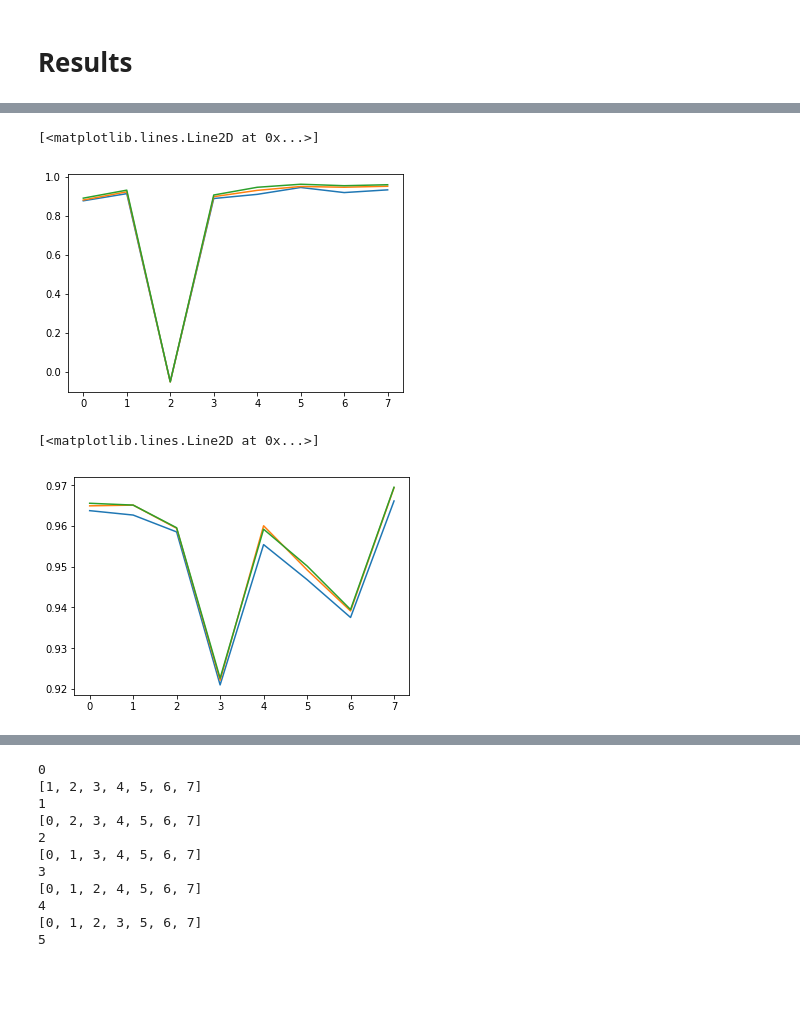
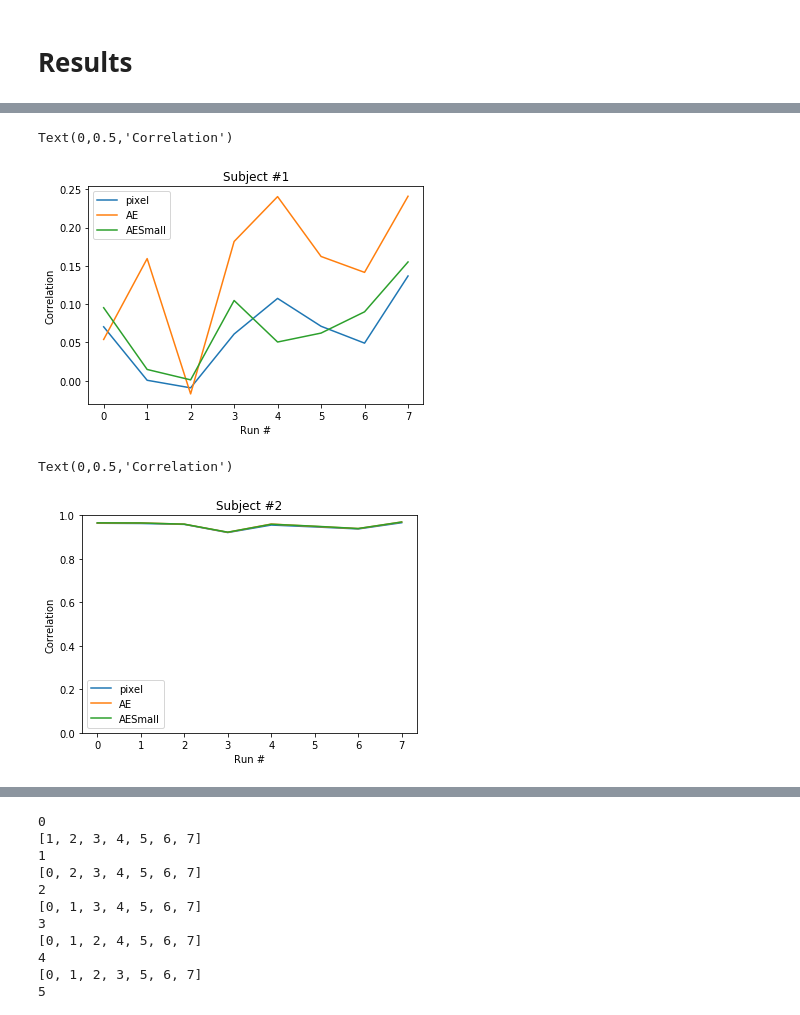
Before and after one commit to rogerwangcs/Predicting-BOLD-Signal, a Jupyter notebook: BrainProjectResearch.ipynb, the cells around one changed output, grey strips where cells are left out. Drawn from its saved outputs; the diff is of its cells as text; code cells hidden in the pictures; blank space fills up the shorter version.

```diff
--- a/BrainProjectResearch.ipynb
+++ b/BrainProjectResearch.ipynb
@@ -270,15 +274,19 @@ array([[0.97080248, 0.96556329],
 # %%
 # sub-01
-pixelNetCV = np.load(Paths.results_path + "/sub-01/pixelNetCV.npy")
-simpleConvAE = np.load(Paths.results_path + "/sub-01/simpleConvAECV.npy")
-simpleConvAESmall = np.load(Paths.results_path + "/sub-01/simpleConvAESmallCV.npy")
+pixelNetCV = np.load(Paths.results_path + "/sub-01/Pixels.npy")
+simpleConvAE = np.load(Paths.results_path + "/sub-01/SimpleConvAE.npy")
+simpleConvAESmall = np.load(Paths.results_path + "/sub-01/SimpleConvAESmall.npy")
 
 plt.plot(pixelNetCV[:,1])
 plt.plot(simpleConvAE[:,1])
 plt.plot(simpleConvAESmall[:,1])
+plt.title("Subject #1")
+plt.legend(['pixel', 'AE', 'AESmall'])
+plt.xlabel("Run #")
+plt.ylabel("Correlation")
 # %% [output]
-[<matplotlib.lines.Line2D at 0x...>]
+Text(0,0.5,'Correlation')
-[figure, old version]
+[figure, new version]
 # %%
 # sub-02
 pixelNetCV = np.load(Paths.results_path + "/sub-02/pixelNetCV.npy")
@@ -288,6 +296,12 @@ simpleConvAESmall = np.load(Paths.results_path + "/sub-02/simpleConvAESmallCV.np
 plt.plot(pixelNetCV[:,1])
 plt.plot(simpleConvAE[:,1])
 plt.plot(simpleConvAESmall[:,1])
+plt.ylim(0, 1)
+# plt.ylim(0.9, 1)
+plt.title("Subject #2")
+plt.legend(['pixel', 'AE', 'AESmall'])
+plt.xlabel("Run #")
+plt.ylabel("Correlation")
 # %% [output]
-[<matplotlib.lines.Line2D at 0x...>]
+Text(0,0.5,'Correlation')
-[figure, old version]
+[figure, new version]
```
Also changed, not shown: parts of 13 cells of this notebook.
